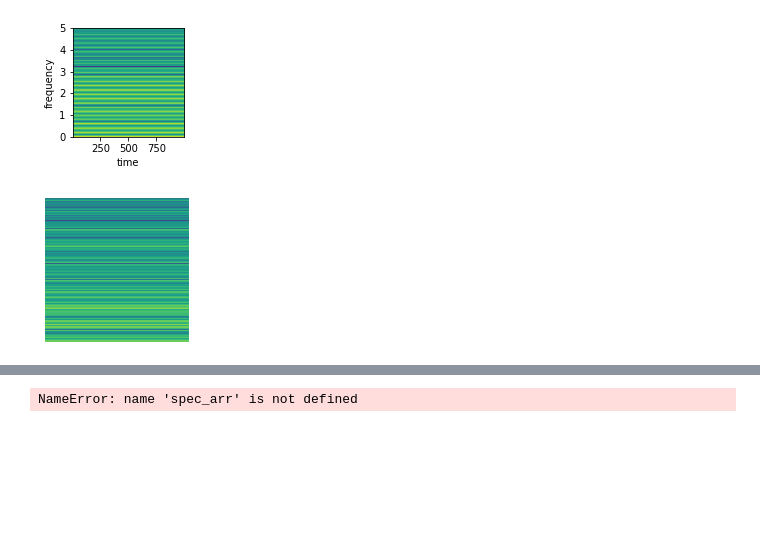
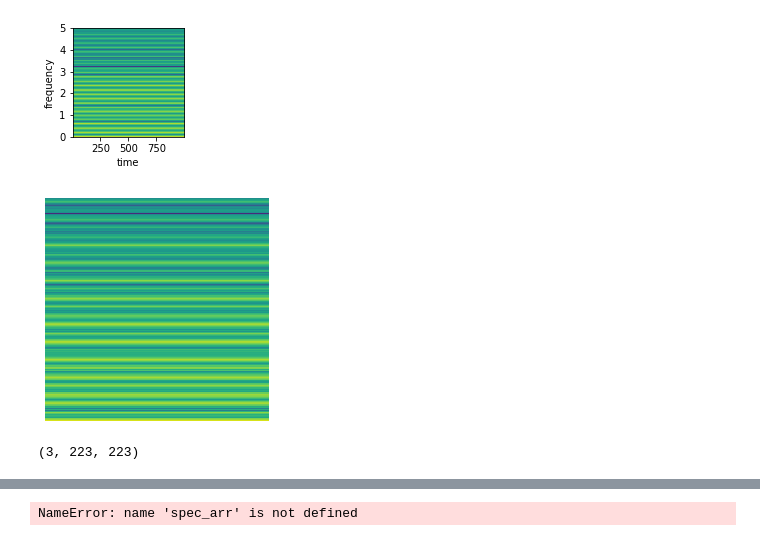
Before and after one commit to wsy8029/nvh, a Jupyter notebook: CNN.ipynb, the cells around one changed output, grey strips where cells are left out. Drawn from its saved outputs; the diff is of its cells as text; code cells hidden in the pictures; blank space fills up the shorter version.

```diff
--- a/CNN.ipynb
+++ b/CNN.ipynb
@@ -24,3 +19,0 @@ import matplotlib.pyplot as plt
-# %%
-data = pd.read_csv("./sample_data.txt", sep= '\t')
-data
@@ -49,9 +29,10 @@ with open(file, "r") as f:
         if not line:
             break
         tmp = line.strip().split('\t')
-        freq = list(map(float, tmp[4:10004]))
+        freq = list(map(float, tmp[4:]))
         label = int(tmp[0])
-#         label = tmp[0]
+#         label = tmp[0
+
         datas.append([freq,label])
 
 # data = np.array(data)
@@ -191,11 +60,11 @@ plt.show()
 # Output : spectrogram numpy array
 
 def spec_array(arr):
+    plt.rcParams["figure.figsize"] = (3.1,3.1)
     plt.axis('off') # "invisable" axis in plot
     plt.xticks([]), plt.yticks([])
     plt.use_sticky_edges = True
     plt.margins(0)
-    plt.rcParams["figure.figsize"] = (2,2)
     plt.specgram(list(arr), NFFT=10000, Fs=10, noverlap=5, detrend='mean', mode='psd')
     fig = plt.figure(1, tight_layout=True)
     fig.canvas.draw()
@@ -204,12 +73,16 @@ def spec_array(arr):
 
     # Now we can save it to a numpy array.
     data = np.fromstring(fig.canvas.tostring_rgb(), dtype=np.uint8, sep='')
-    data = data.reshape(fig.canvas.get_width_height()[::-1] + (3,))
+    data = data.reshape((3,) + fig.canvas.get_width_height()[::-1])
 #     return np.array(fig.canvas.renderer._renderer)
     return data
 # %%
 # spec_arr = spec_array(specs[0])
-spec = spec_array(datas[2][0])
+spec = spec_array(datas[0][0])
 # spec_arr
 # %% [output]
-[figure, old version]
+[figure, new version]
+# %%
+spec.shape
+# %% [output]
+(3, 223, 223)
```
Also changed, not shown: parts of 47 cells of this notebook, 6 other files.
